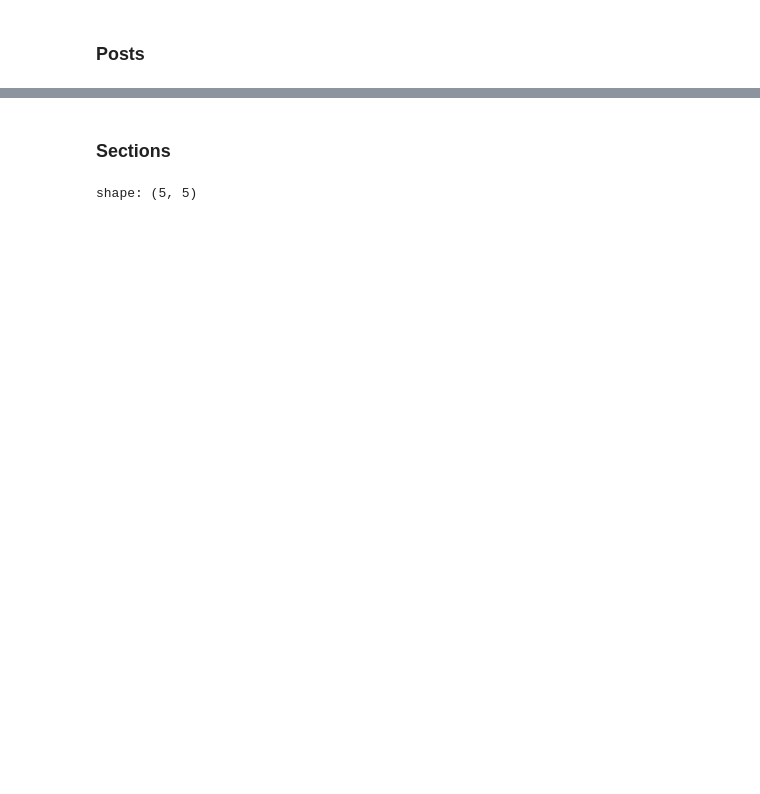
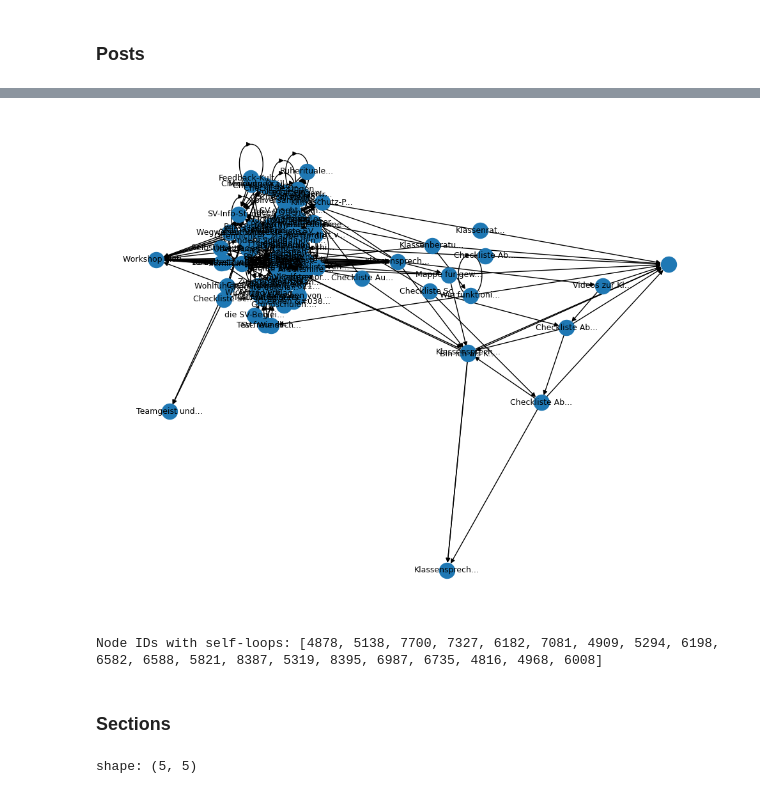
Before and after one commit to CorrelAid/schule-ein-interface-geben, a Jupyter notebook: exploration.ipynb, the cells around one changed output, grey strips where cells are left out. Saved outputs shown, nothing was run; the diff lists cells and outputs as text; code cells hidden in the pictures; blank space fills up the shorter version.

Commit message:
work on removing self-links

```diff
--- a/exploration.ipynb
+++ b/exploration.ipynb
@@ -113,3 +114,45 @@ count_plot(df, "topics")
+# %%
+records = df.to_dicts()
+
+G = nx.DiGraph()
+for rec in records:
+    src = rec["id"]
+    G.add_node(src, label=f"{rec["title"][:13]}...")
+    for tgt in rec.get("related_posts") or []:
+        G.add_edge(src, tgt)
+
+# identify nodes with degree 0 or 1
+nodes_to_remove = [n for n, d in G.degree() if d <= 1]
+G.remove_nodes_from(nodes_to_remove)
+
+pos = nx.spring_layout(G, seed=42)
+
+plt.figure(figsize=(10, 8))
+nx.draw_networkx_nodes(
+    G,
+    pos,
+)
+nx.draw_networkx_edges(
+    G,
+    pos,
+)
+labels = nx.get_node_attributes(G, "label")
+nx.draw_networkx_labels(G, pos, labels, font_size=9, font_family="sans-serif")
+
+plt.axis("off")
+plt.tight_layout()
+plt.show()
+# %% [output]
+[figure, added]
+# %%
+self_loop_nodes = [n for n in G.nodes() if G.has_edge(n, n)]
+
+# 2. Or via self-loop edges
+self_loop_nodes = list({u for u, v in nx.selfloop_edges(G)})
+
+print("Node IDs with self-loops:", self_loop_nodes)
+# %% [output]
+Node IDs with self-loops: [4878, 5138, 7700, 7327, 6182, 7081, 4909, 5294, 6198, 6582, 6588, 5821, 8387, 5319, 8395, 6987, 6735, 4816, 4968, 6008]
 # %% [markdown]
 ### Sections
 # %%
```
Also changed, not shown: parts of 12 cells of this notebook, 6 other files.
